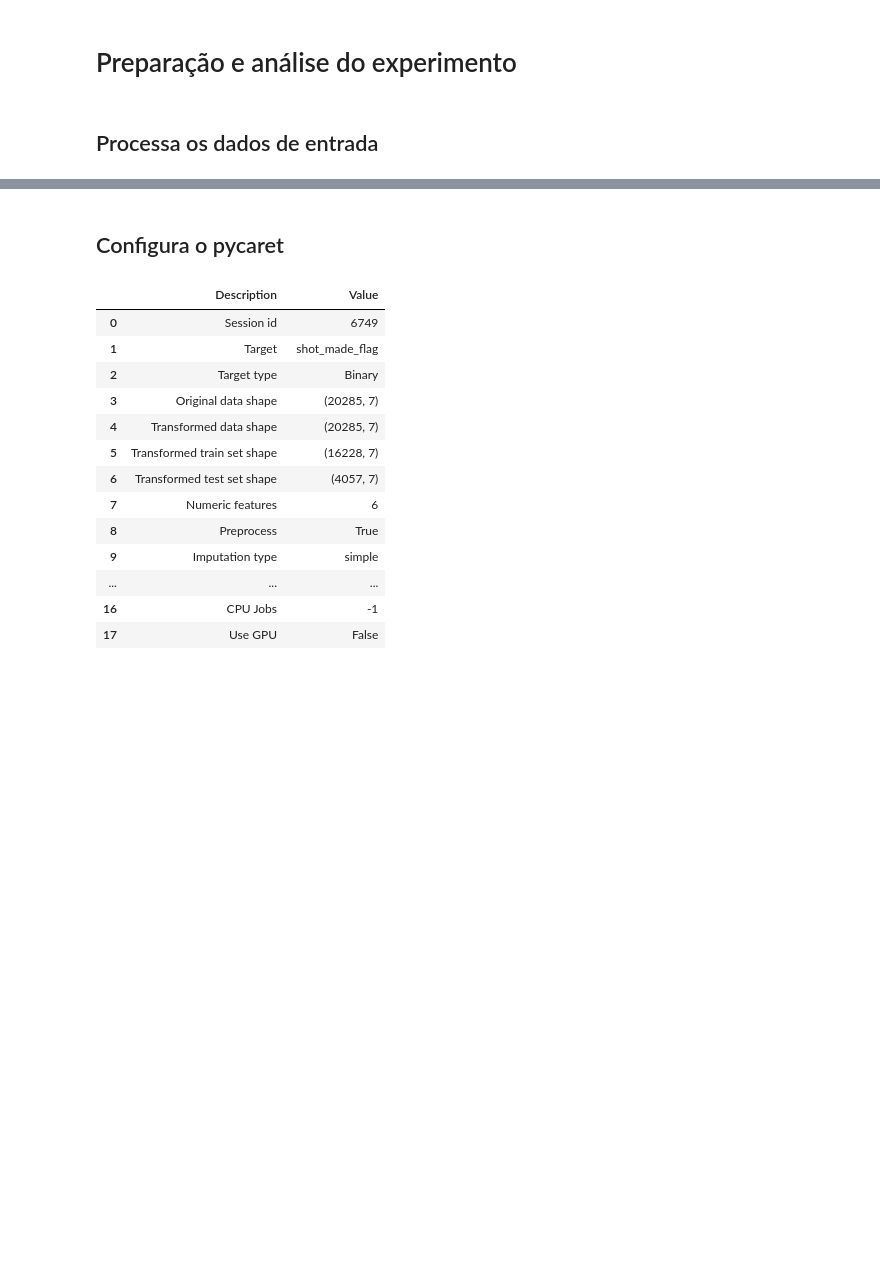
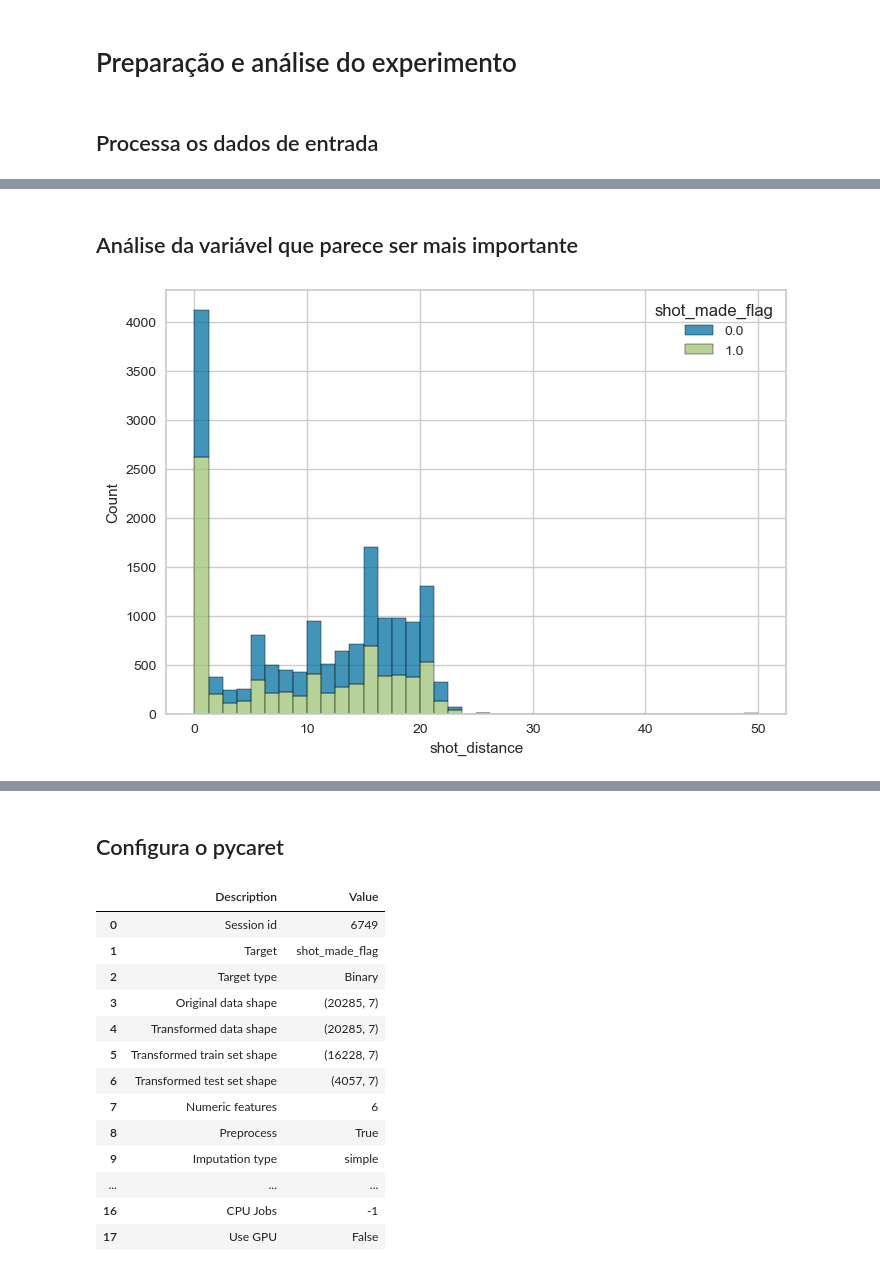
Before and after one commit to ralima/projeto-final-ml-eng, a Jupyter notebook: code/projeto_final.ipynb, the cells around one changed output, grey strips where cells are left out. Saved outputs shown, nothing was run; the diff lists cells and outputs as text; code cells hidden in the pictures; blank space fills up the shorter version.

```diff
--- a/code/projeto_final.ipynb
+++ b/code/projeto_final.ipynb
@@ -79,0 +87,7 @@ mlflow_run = mlflow.active_run()
+# %% [markdown]
+## Análise da variável que parece ser mais importante
+# %%
+sns.histplot(data=df_train, x='shot_distance', hue=coluna_alvo, multiple="stack")
+plot.show()
+# %% [output]
+[figure, added]
```
Also changed, not shown: parts of 8 cells of this notebook, 3 other files.
